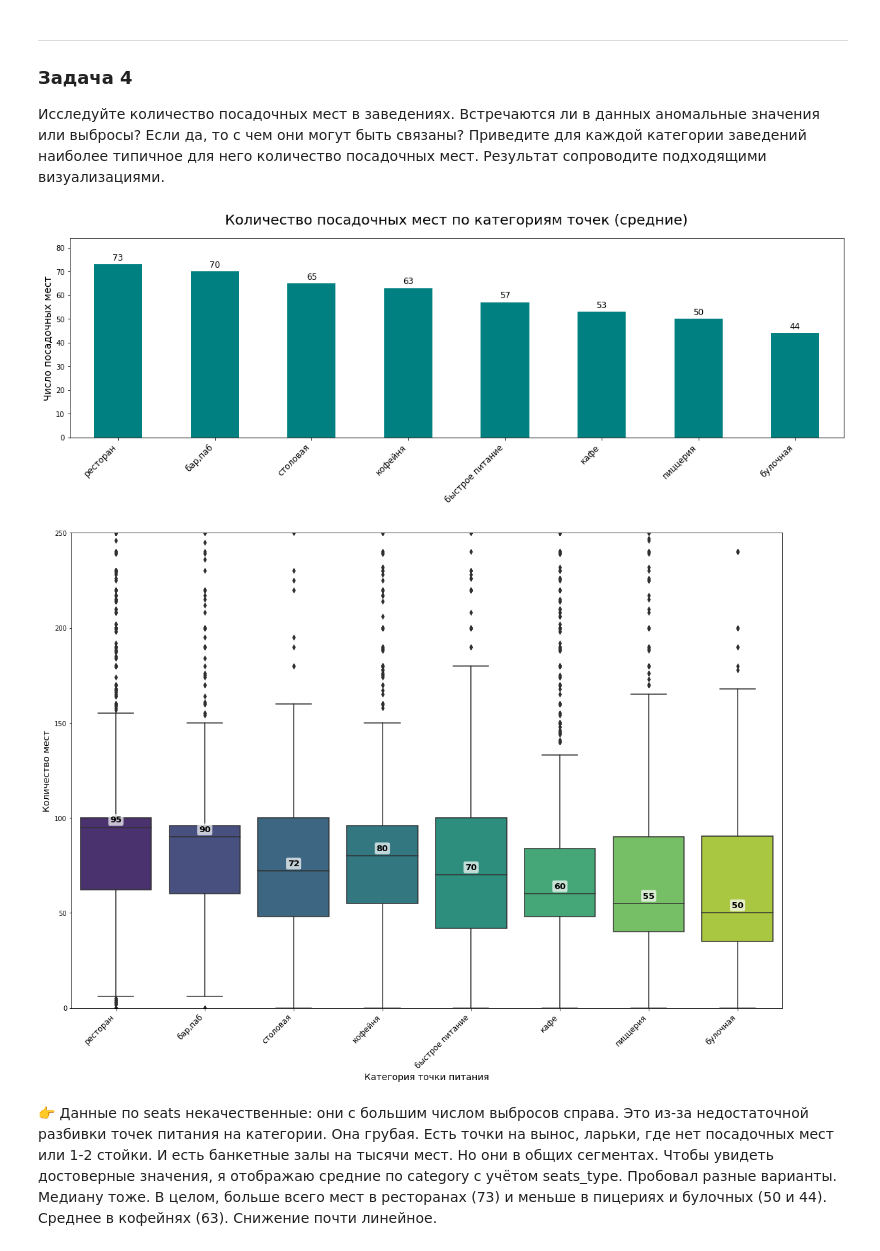
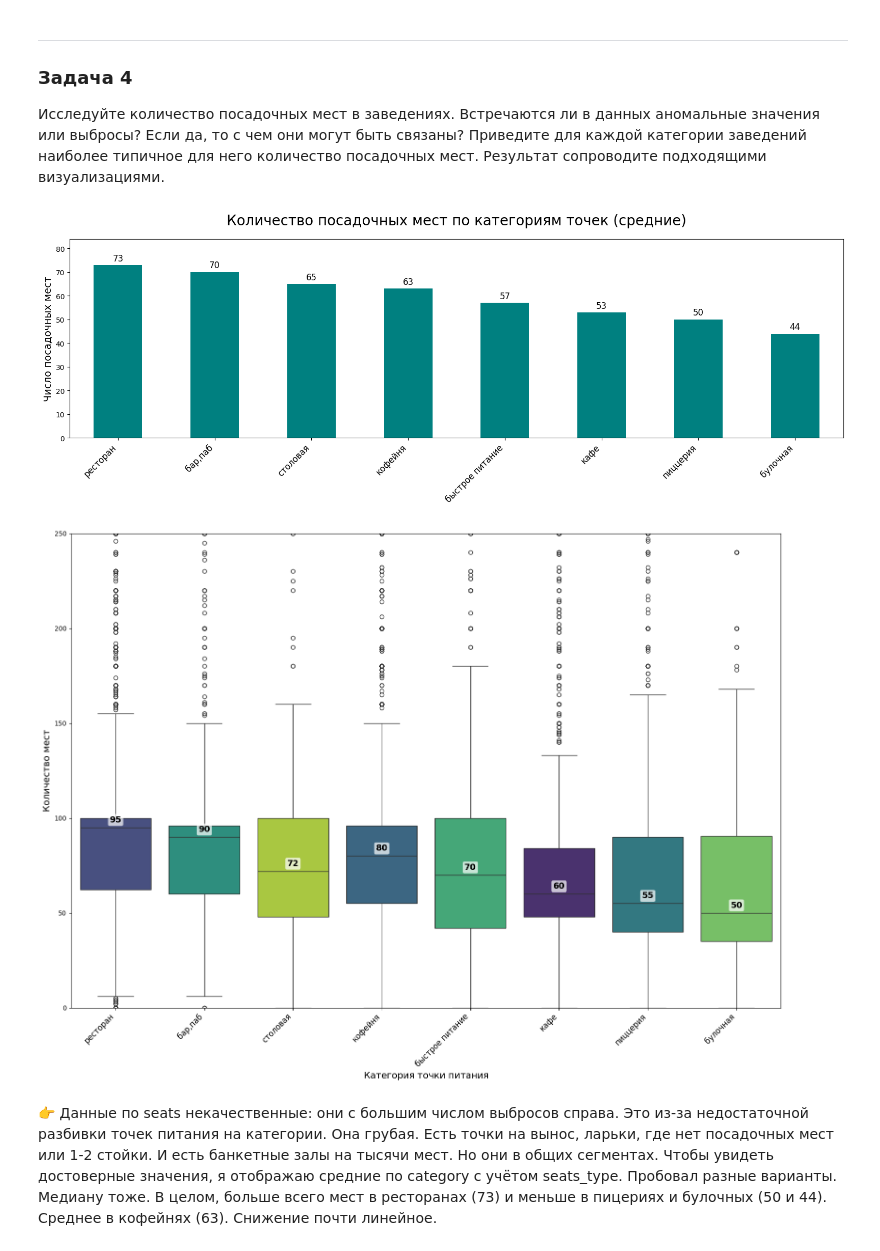
Before and after one commit to alexf2/yp_data_science_tasks, a Jupyter notebook: sprint7_pandas/sprint7_project.ipynb, the cells around one changed output. Saved outputs shown, nothing was run; the diff lists cells and outputs as text; code cells hidden in the pictures.

```diff
--- a/sprint7_pandas/sprint7_project.ipynb
+++ b/sprint7_pandas/sprint7_project.ipynb
@@ -631,7 +615,7 @@ report_row_removing(rest_df_shape[0], rest_df.shape[0])
   - логическое значение `True` — если заведение работает ежедневно и круглосуточно;
   - логическое значение `False` — в противоположном случае.
 # %%
-rest_df['is_24_7'] = rest_df['hours'].str.contains('круглосуточно', na=0).astype('Int8')
+rest_df['is_24_7'] = rest_df['hours'].str.contains('круглосуточно', na=False).astype('Int8')
 # %% [markdown]
 ✅ Добавили признак круглосуточной работы точки питания **is_24_7**.
 # %%
@@ -1290,35 +1276,37 @@ ax = sns.boxplot(
     x='category',
     y=rest_df['seats'].astype(float),
     order=order,
-    palette='viridis'
+    palette='viridis',
+    hue='category',
+    legend=False
 )
 
 medians_tmp = rest_df.groupby('category')['seats'].median().loc[order]
 for i, median in enumerate(medians_tmp):
     ax.annotate(
         f'{median:.0f}',
         xy=(i, median),
         xytext=(0, 5),          # Смещение чуть выше линии медианы
         textcoords='offset points',
         ha='center', va='bottom',
         fontsize=13,
         fontweight='bold',
         color='black',
         bbox=dict(boxstyle='round,pad=0.2', fc='white', alpha=0.7, ec='none') # Светлая подложка
     )
 
 # ax.set_title('Распределение посадочных мест по категориям точек', fontsize=20, pad=20)
 ax.set_ylabel('Количество мест', fontsize=14)
 ax.set_xlabel('Категория точки питания', fontsize=14)
 
 ax.set_ylim(0, 250)
 
 plt.xticks(rotation=45, ha='right', fontsize=12)
 plt.tight_layout()
 plt.show()
 # %% [output]
 [figure]
-[figure, old version]
+[figure, new version]
 # %% [markdown]
 👉 Данные по seats некачественные: они с большим числом выбросов справа. Это из-за недостаточной разбивки точек питания на категории. Она грубая. Есть точки на вынос, ларьки, где нет посадочных мест или 1-2 стойки. И есть банкетные залы на тысячи мест. Но они в общих сегментах. Чтобы увидеть достоверные значения, я отображаю средние по category с учётом seats_type. Пробовал разные варианты. Медиану тоже.
 В целом, больше всего мест в ресторанах (73) и меньше в пицериях и булочных (50 и 44). Среднее в кофейнях (63). Снижение почти линейное.
```
Also changed, not shown: parts of 28 cells of this notebook, 1 other file.
